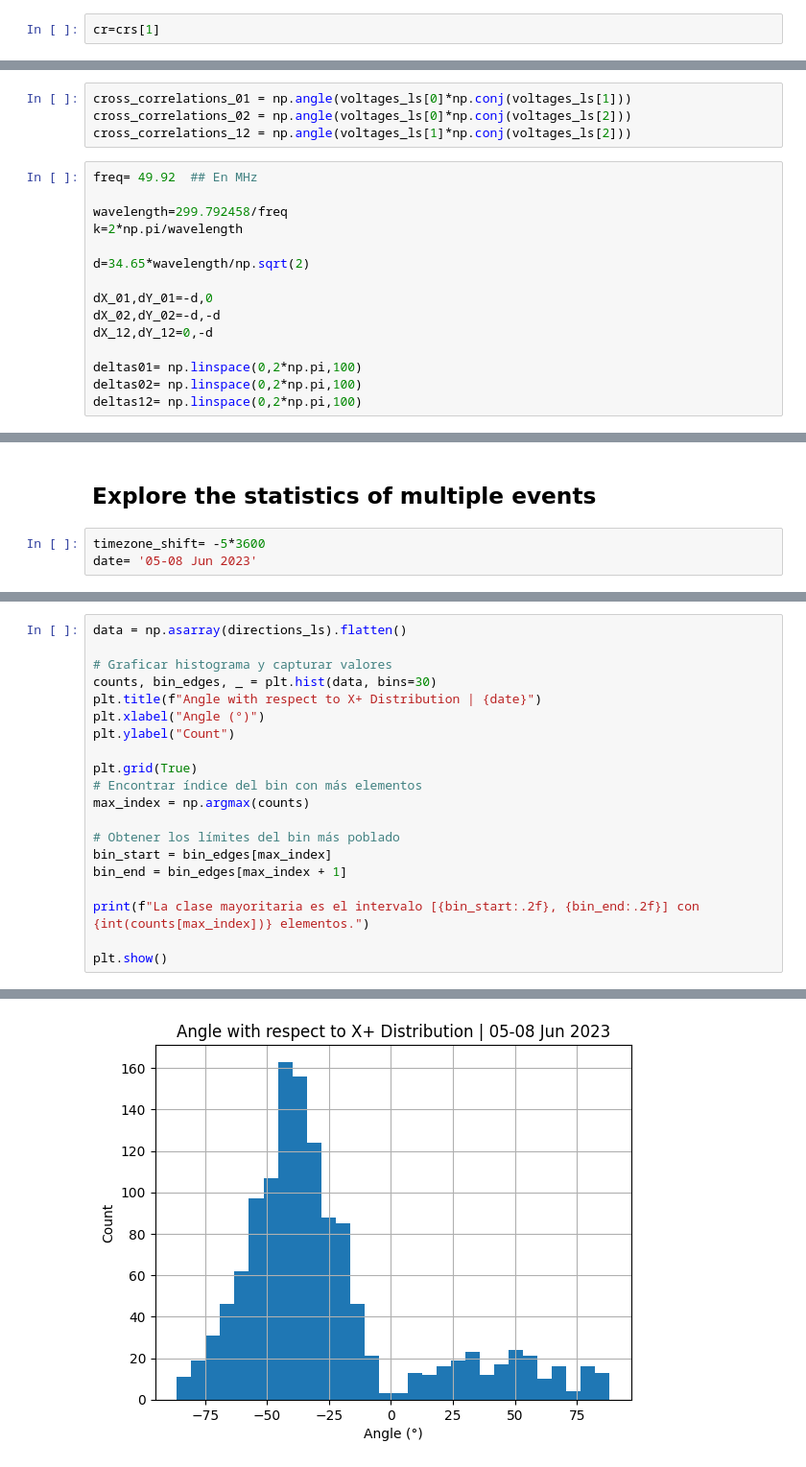
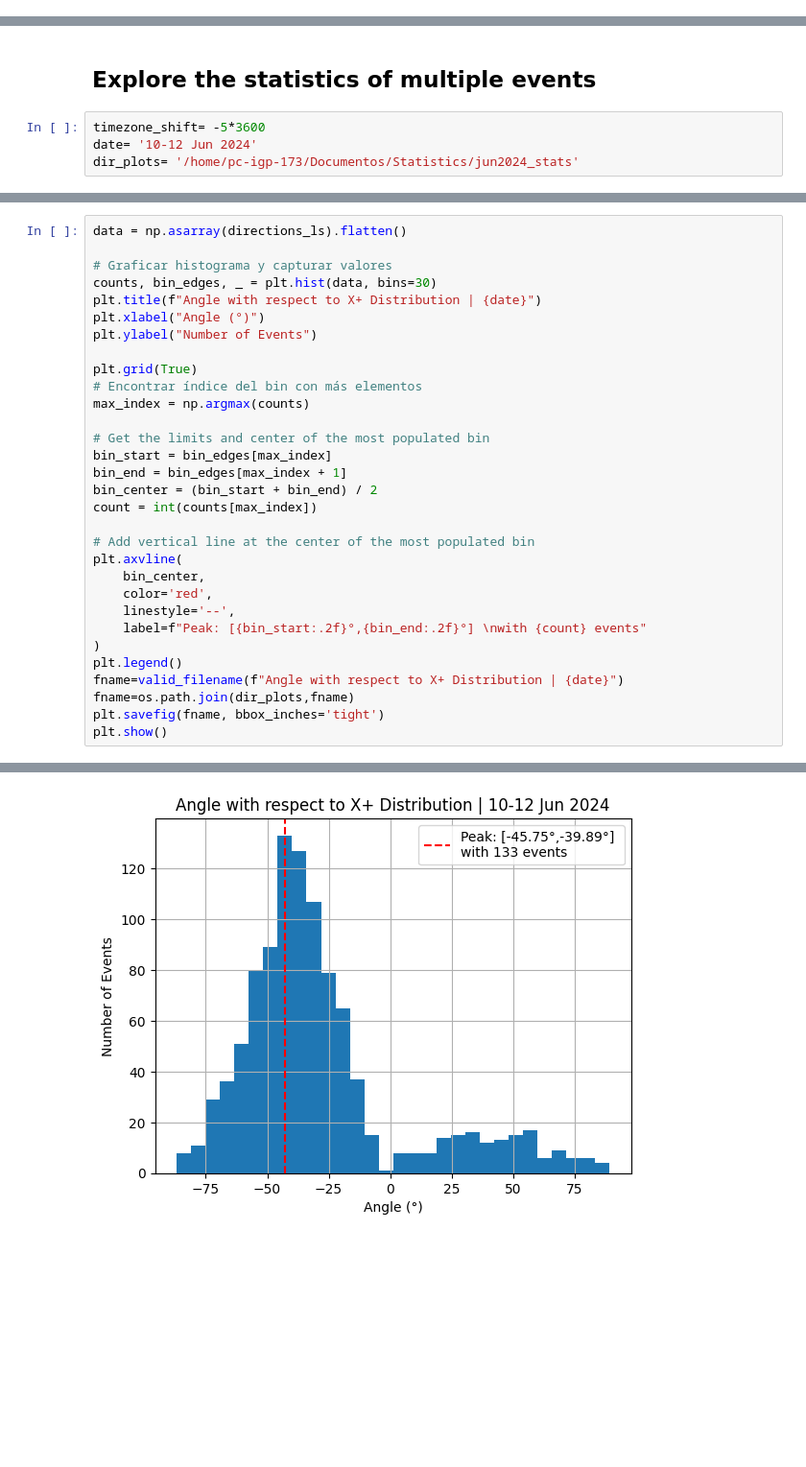
Before and after one commit to cfgarcia1903/JRO-Event-Identifier, a Jupyter notebook: Statistics/Interferometry.ipynb, the cells around one changed output, grey strips where cells are left out. Shown at 96% size. Drawn from its saved outputs; the diff is of its cells as text; blank space fills up the shorter version.

```diff
--- a/Statistics/Interferometry.ipynb
+++ b/Statistics/Interferometry.ipynb
@@ -83,4 +88,2 @@ Events: 171
 # %% [markdown]
 ## Explore a single event
-# %%
-cr=crs[1]
@@ -106,19 +89,0 @@ ranges=np.linspace(cr['Range_start'],cr['Range_end'],Range_end_ID-Range_start_ID
-# %%
-cross_correlations_01 = np.angle(voltages_ls[0]*np.conj(voltages_ls[1]))
-cross_correlations_02 = np.angle(voltages_ls[0]*np.conj(voltages_ls[2]))
-cross_correlations_12 = np.angle(voltages_ls[1]*np.conj(voltages_ls[2]))
-# %%
-freq= 49.92  ## En MHz
-
-wavelength=299.792458/freq
-k=2*np.pi/wavelength
-
-d=34.65*wavelength/np.sqrt(2)
-
-dX_01,dY_01=-d,0
-dX_02,dY_02=-d,-d
-dX_12,dY_12=0,-d
-
-deltas01= np.linspace(0,2*np.pi,100)
-deltas02= np.linspace(0,2*np.pi,100)
-deltas12= np.linspace(0,2*np.pi,100)
@@ -170,7 +171,8 @@ for delta01,delta12 in tqdm(product(deltas01, deltas12)):
 ## Explore the statistics of multiple events
 # %%
 timezone_shift= -5*3600
-date= '05-08 Jun 2023'
+date= '10-12 Jun 2024'
+dir_plots= '/home/pc-igp-173/Documentos/Statistics/jun2024_stats'
 # %%
 times_ls=[]
 directions_ls=[]
@@ -255,17 +279,28 @@ data = np.asarray(directions_ls).flatten()
 counts, bin_edges, _ = plt.hist(data, bins=30)
 plt.title(f"Angle with respect to X+ Distribution | {date}")
 plt.xlabel("Angle (°)")
-plt.ylabel("Count")
+plt.ylabel("Number of Events")
 
 plt.grid(True)
 # Encontrar índice del bin con más elementos
 max_index = np.argmax(counts)
 
-# Obtener los límites del bin más poblado
+# Get the limits and center of the most populated bin
 bin_start = bin_edges[max_index]
 bin_end = bin_edges[max_index + 1]
+bin_center = (bin_start + bin_end) / 2
+count = int(counts[max_index])
 
-print(f"La clase mayoritaria es el intervalo [{bin_start:.2f}, {bin_end:.2f}] con {int(counts[max_index])} elementos.")
-
+# Add vertical line at the center of the most populated bin
+plt.axvline(
+    bin_center,
+    color='red',
+    linestyle='--',
+    label=f"Peak: [{bin_start:.2f}°,{bin_end:.2f}°] \nwith {count} events"
+)
+plt.legend()
+fname=valid_filename(f"Angle with respect to X+ Distribution | {date}")
+fname=os.path.join(dir_plots,fname)
+plt.savefig(fname, bbox_inches='tight')
 plt.show()
 # %% [output]
@@ -273 +307 @@ La clase mayoritaria es el intervalo [-45.66, -39.84] con 163 elementos.
-[figure, old version]
+[figure, new version]
```
Also changed, not shown: parts of 20 cells of this notebook, 13 other files.
